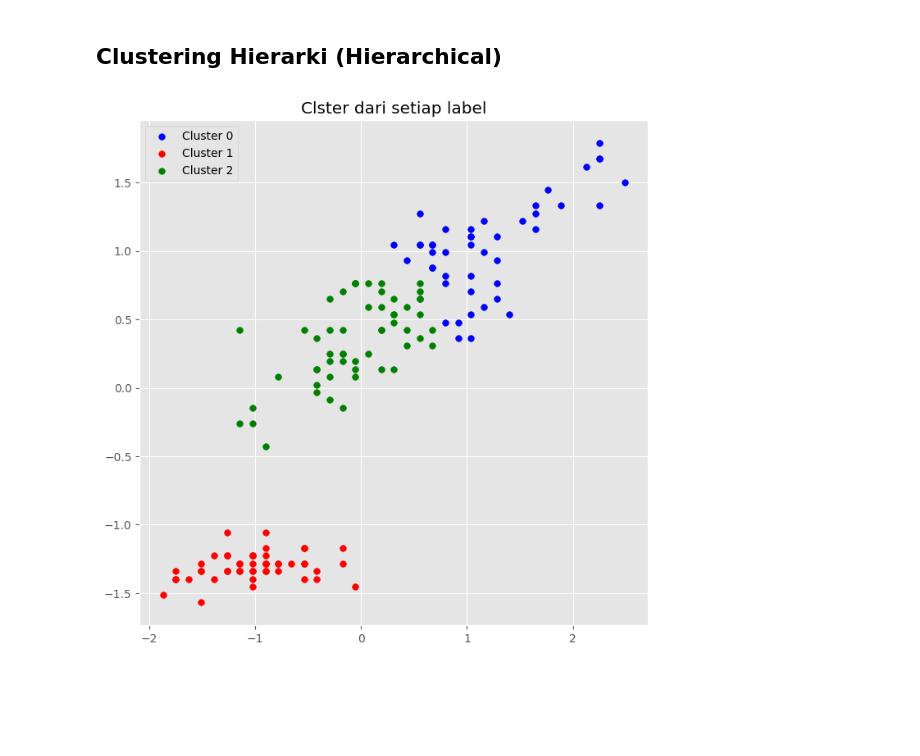
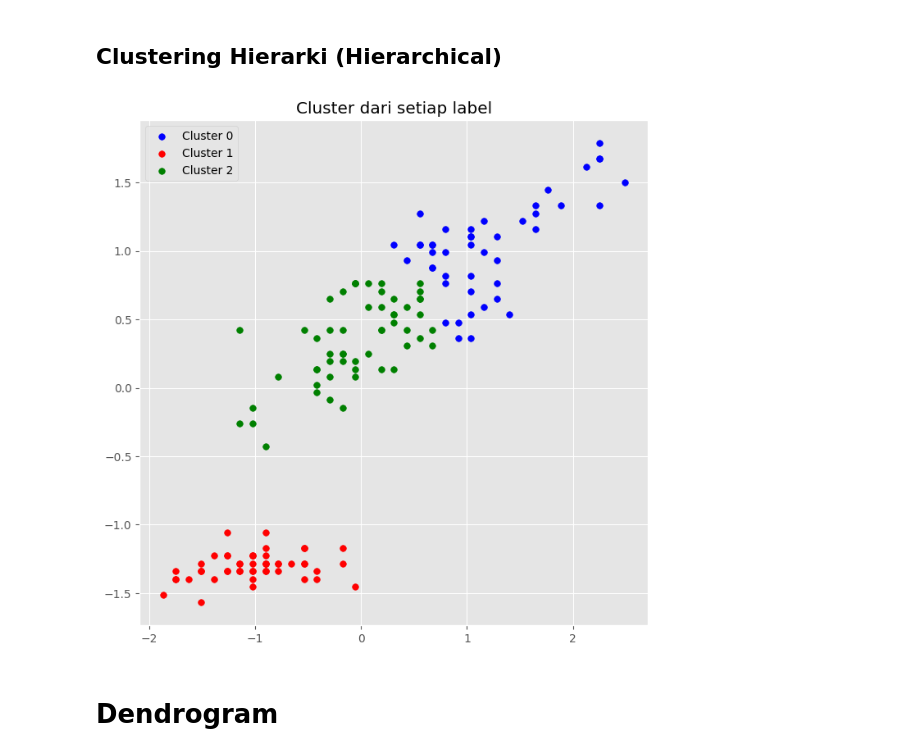
Before and after one commit to anantaYSR/Praktikum_KB, a Jupyter notebook: PERTEMUAN/Pertemuan6/Pertemuan6.ipynb, the cells around one changed output. Drawn from its saved outputs; the diff is of its cells as text; code cells hidden in the pictures; blank space fills up the shorter version.

```diff
--- a/PERTEMUAN/Pertemuan6/Pertemuan6.ipynb
+++ b/PERTEMUAN/Pertemuan6/Pertemuan6.ipynb
@@ -130,12 +127,14 @@ agg_cluster = hc_cluster.fit_predict(x_scaled)
 # %%
 plt.figure(figsize=(8,8))
 
 plt.scatter(x_scaled[agg_cluster == 0, 0], x_scaled[agg_cluster == 0, 1],  c = 'blue', s = 30, label = 'Cluster 0')
 plt.scatter(x_scaled[agg_cluster == 1, 0], x_scaled[agg_cluster == 1, 1],  c = 'red', s = 30, label = 'Cluster 1')
 plt.scatter(x_scaled[agg_cluster == 2, 0], x_scaled[agg_cluster == 2, 1],  c = 'green', s = 30, label = 'Cluster 2')
 
-plt.title("Clster dari setiap label")
+plt.title("Cluster dari setiap label")
 plt.legend()
 plt.show()
 # %% [output]
-[figure, old version]
+[figure, new version]
+# %% [markdown]
+# Dendrogram
```
Also changed, not shown: parts of 7 cells of this notebook.
